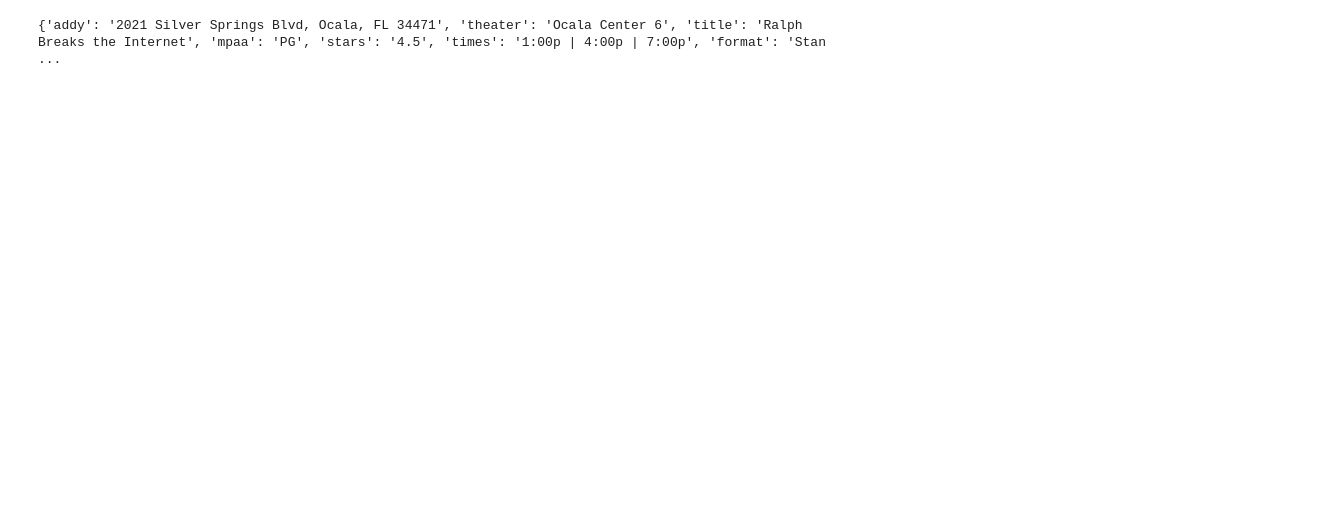
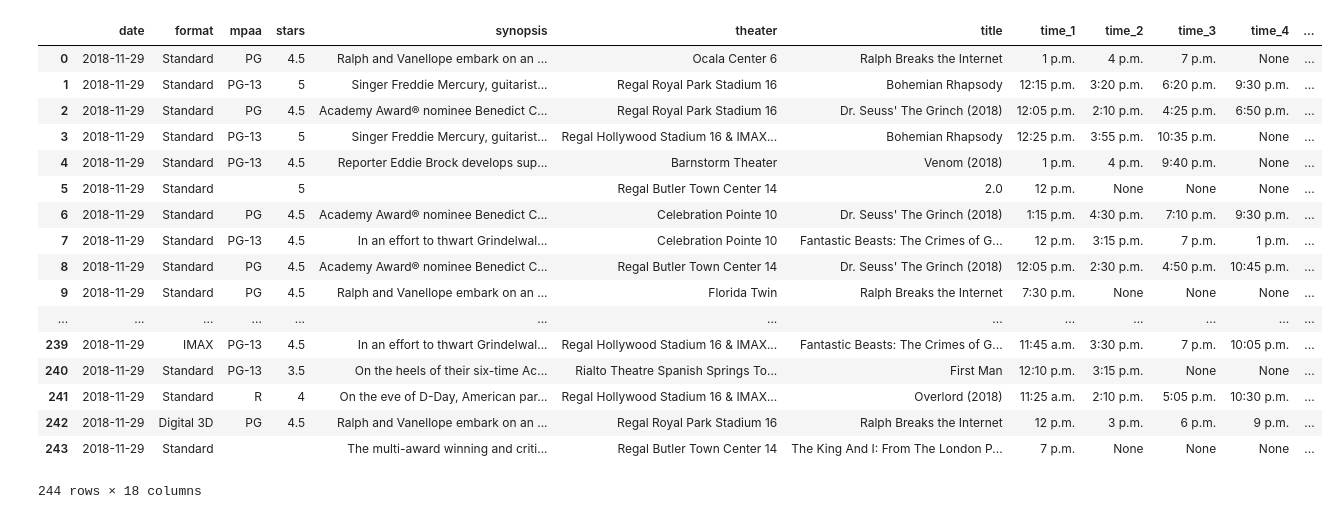
Before and after one commit to GainesvilleRay/cinema, a Jupyter notebook: cinema1.ipynb, the cells around one changed output. Drawn from its saved outputs; the diff is of its cells as text; code cells hidden in the pictures; blank space fills up the shorter version.

```diff
--- a/cinema1.ipynb
+++ b/cinema1.ipynb
@@ -22,7 +16,45 @@ with open(scrape_file, 'r') as f:
         listings.append(layout_dct)
 
 del listings[0] #remove header row
-# %%
-print(listings[0])
-# %% [output]
-{'addy': '2021 Silver Springs Blvd, Ocala, FL 34471', 'theater': 'Ocala Center 6', 'title': 'Ralph Breaks the Internet', 'mpaa': 'PG', 'stars': '4.5', 'times': '1:00p | 4:00p | 7:00p', 'format': 'Stan ...
+# %%
+# Create Pandas dataframe for listings
+df = pd.DataFrame(listings)
+times = (df.times.str.split('|', expand=True).rename(columns=lambda x: f"time_{x+1}"))
+times = times.apply(lambda x: x.str.strip() if x.dtype == "object" else x)
+times = times.apply(lambda x: x.str.replace('p', ' p.m.') if x.dtype == "object" else x)
+times = times.apply(lambda x: x.str.replace('a', ' a.m.') if x.dtype == "object" else x)
+times = times.apply(lambda x: x.str.replace(':00', '') if x.dtype == "object" else x)
+df = df.drop('times', axis=1)
+df = pd.concat([df, times], axis=1, join_axes=[df.index])
+df['streetaddy'] = df.addy.str.split(',').str[0]
+df.streetaddy = df.streetaddy.str.replace('Blvd', 'Blvd.')
+df.streetaddy = df.streetaddy.str.replace('Blvd..', 'Blvd.')
+df.streetaddy = df.streetaddy.str.replace('Avenue', 'Ave')
+df.streetaddy = df.streetaddy.str.replace('Ave', 'Ave.')
+df.streetaddy = df.streetaddy.str.replace('Ave..', 'Ave.')
+df['date'] = pd.to_datetime(df['date'], errors='coerce')
+df['movieday'] = df['date'].dt.weekday_name
+df = df.drop('city', axis=1)
+df['cityaddy'] = df.addy.str.split(',').str[1]
+df = df.apply(lambda x: x.str.strip() if x.dtype == "object" else x)
+df = df.drop('addy', axis=1)
+df
+# %% [output]
+|  | date | format | mpaa | stars | synopsis | theater | title | time_1 | time_2 | time_3 | time_4 | ... |
+| 0 | 2018-11-29 | Standard | PG | 4.5 | Ralph and Vanellope embark on an ... | Ocala Center 6 | Ralph Breaks the Internet | 1 p.m. | 4 p.m. | 7 p.m. | None | ... |
+| 1 | 2018-11-29 | Standard | PG-13 | 5 | Singer Freddie Mercury, guitarist... | Regal Royal Park Stadium 16 | Bohemian Rhapsody | 12:15 p.m. | 3:20 p.m. | 6:20 p.m. | 9:30 p.m. | ... |
+| 2 | 2018-11-29 | Standard | PG | 4.5 | Academy Award® nominee Benedict C... | Regal Royal Park Stadium 16 | Dr. Seuss' The Grinch (2018) | 12:05 p.m. | 2:10 p.m. | 4:25 p.m. | 6:50 p.m. | ... |
+| 3 | 2018-11-29 | Standard | PG-13 | 5 | Singer Freddie Mercury, guitarist... | Regal Hollywood Stadium 16 & IMAX... | Bohemian Rhapsody | 12:25 p.m. | 3:55 p.m. | 10:35 p.m. | None | ... |
+| 4 | 2018-11-29 | Standard | PG-13 | 4.5 | Reporter Eddie Brock develops sup... | Barnstorm Theater | Venom (2018) | 1 p.m. | 4 p.m. | 9:40 p.m. | None | ... |
+| 5 | 2018-11-29 | Standard |  | 5 |  | Regal Butler Town Center 14 | 2.0 | 12 p.m. | None | None | None | ... |
+| 6 | 2018-11-29 | Standard | PG | 4.5 | Academy Award® nominee Benedict C... | Celebration Pointe 10 | Dr. Seuss' The Grinch (2018) | 1:15 p.m. | 4:30 p.m. | 7:10 p.m. | 9:30 p.m. | ... |
+| 7 | 2018-11-29 | Standard | PG-13 | 4.5 | In an effort to thwart Grindelwal... | Celebration Pointe 10 | Fantastic Beasts: The Crimes of G... | 12 p.m. | 3:15 p.m. | 7 p.m. | 1 p.m. | ... |
+| 8 | 2018-11-29 | Standard | PG | 4.5 | Academy Award® nominee Benedict C... | Regal Butler Town Center 14 | Dr. Seuss' The Grinch (2018) | 12:05 p.m. | 2:30 p.m. | 4:50 p.m. | 10:45 p.m. | ... |
+| 9 | 2018-11-29 | Standard | PG | 4.5 | Ralph and Vanellope embark on an ... | Florida Twin | Ralph Breaks the Internet | 7:30 p.m. | None | None | None | ... |
+| ... | ... | ... | ... | ... | ... | ... | ... | ... | ... | ... | ... | ... |
+| 239 | 2018-11-29 | IMAX | PG-13 | 4.5 | In an effort to thwart Grindelwal... | Regal Hollywood Stadium 16 & IMAX... | Fantastic Beasts: The Crimes of G... | 11:45 a.m. | 3:30 p.m. | 7 p.m. | 10:05 p.m. | ... |
+| 240 | 2018-11-29 | Standard | PG-13 | 3.5 | On the heels of their six-time Ac... | Rialto Theatre Spanish Springs To... | First Man | 12:10 p.m. | 3:15 p.m. | None | None | ... |
+| 241 | 2018-11-29 | Standard | R | 4 | On the eve of D-Day, American par... | Regal Hollywood Stadium 16 & IMAX... | Overlord (2018) | 11:25 a.m. | 2:10 p.m. | 5:05 p.m. | 10:30 p.m. | ... |
+| 242 | 2018-11-29 | Digital 3D | PG | 4.5 | Ralph and Vanellope embark on an ... | Regal Royal Park Stadium 16 | Ralph Breaks the Internet | 12 p.m. | 3 p.m. | 6 p.m. | 9 p.m. | ... |
+| 243 | 2018-11-29 | Standard |  |  | The multi-award winning and criti... | Regal Butler Town Center 14 | The King And I: From The London P... | 7 p.m. | None | None | None | ... |
+244 rows × 18 columns
```
Also changed, not shown: parts of 11 cells of this notebook, 2 other files.
